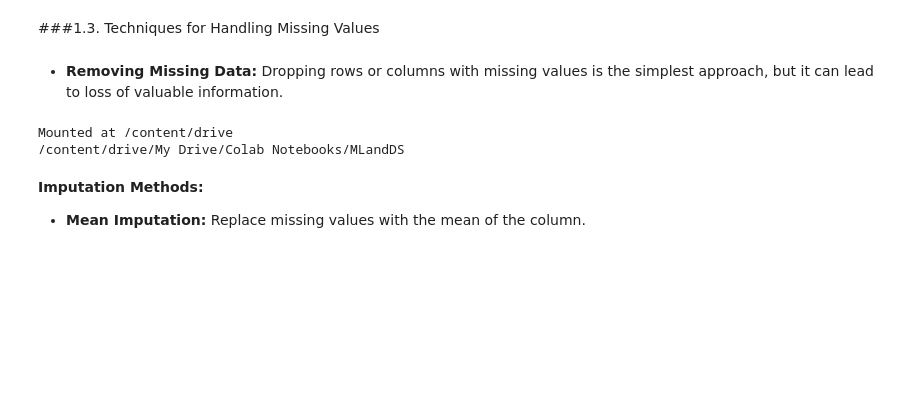
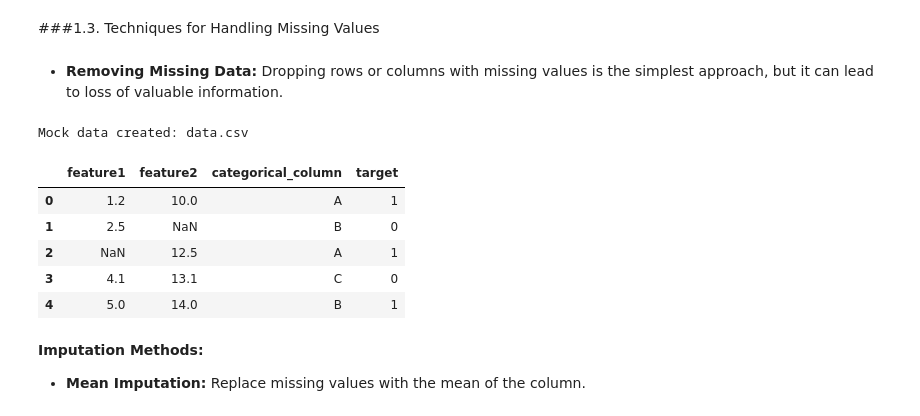
Before and after one commit to ingjohnguerrero/ML-Crash-Course, a Jupyter notebook: Data Preprocessing. Data Visualization and Exploration/Sprint10_Data_Preprocessing.ipynb, the cells around one changed output. Drawn from its saved outputs; the diff is of its cells as text; code cells hidden in the pictures; blank space fills up the shorter version.

```diff
--- a/Data Preprocessing. Data Visualization and Exploration/Sprint10_Data_Preprocessing.ipynb
+++ b/Data Preprocessing. Data Visualization and Exploration/Sprint10_Data_Preprocessing.ipynb
@@ -121,14 +121,29 @@ Missing data can occur for various reasons, such as data entry errors, equipment
 ###1.3. Techniques for Handling Missing Values
 # %% [markdown]
 - **Removing Missing Data:** Dropping rows or columns with missing values is the simplest approach, but it can lead to loss of valuable information.
-# %%
-#You need this code block only in case using Google Colaboratory
-from google.colab import drive
-drive.mount('/content/drive')
-%cd /content/drive/My Drive/Colab Notebooks/MLandDS/
-# %% [output]
-Mounted at /content/drive
-/content/drive/My Drive/Colab Notebooks/MLandDS
+# %%
+# Local setup for VS Code/Jupyter: create a mock dataset used by the next cells
+import pandas as pd
+
+mock_data = {
+    'feature1': [1.2, 2.5, None, 4.1, 5.0, None, 7.8, 8.3],
+    'feature2': [10.0, None, 12.5, 13.1, 14.0, 15.5, None, 18.2],
+    'categorical_column': ['A', 'B', 'A', 'C', 'B', 'C', 'A', 'B'],
+    'target': [1, 0, 1, 0, 1, 0, 1, 0]
+}
+
+df_mock = pd.DataFrame(mock_data)
+df_mock.to_csv('data.csv', index=False)
+print('Mock data created: data.csv')
+df_mock.head()
+# %% [output]
+Mock data created: data.csv
+|  | feature1 | feature2 | categorical_column | target |
+| 0 | 1.2 | 10.0 | A | 1 |
+| 1 | 2.5 | NaN | B | 0 |
+| 2 | NaN | 12.5 | A | 1 |
+| 3 | 4.1 | 13.1 | C | 0 |
+| 4 | 5.0 | 14.0 | B | 1 |
 # %%
 import pandas as pd
 
```
Also changed, not shown: parts of 11 cells of this notebook, 4 other files.
